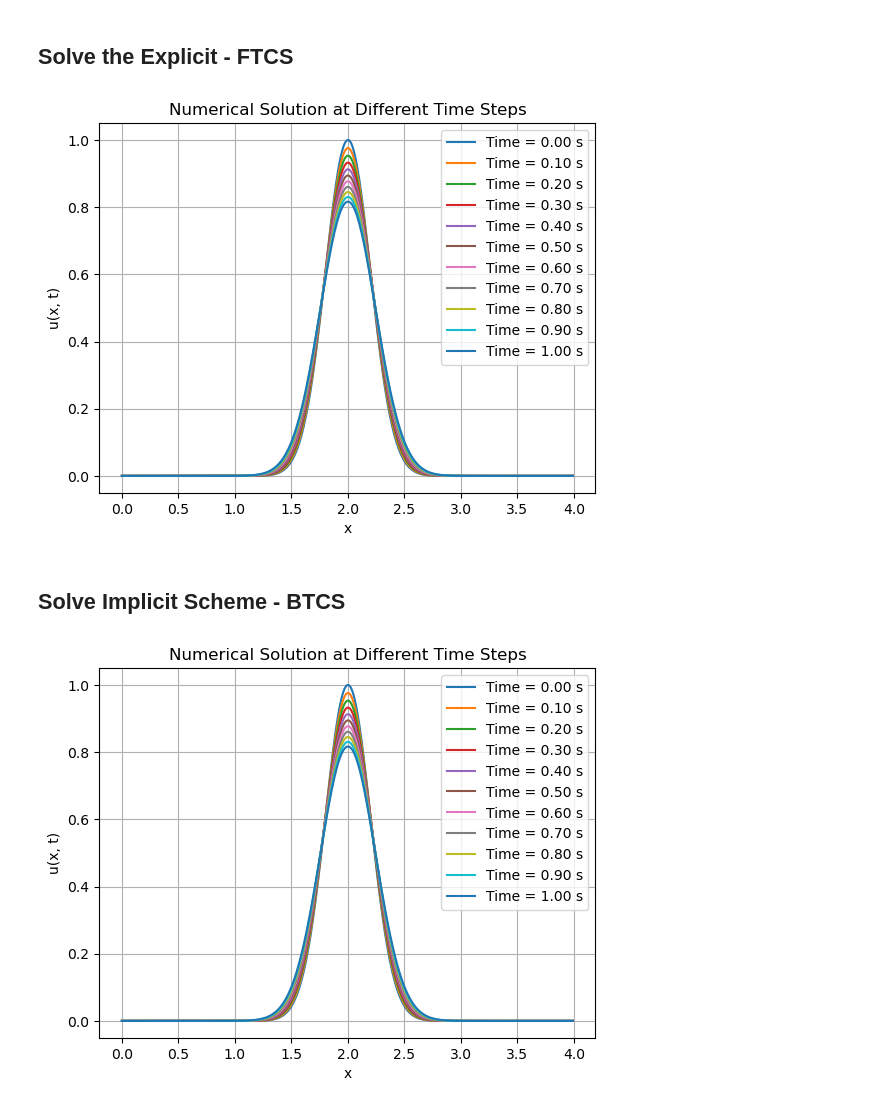
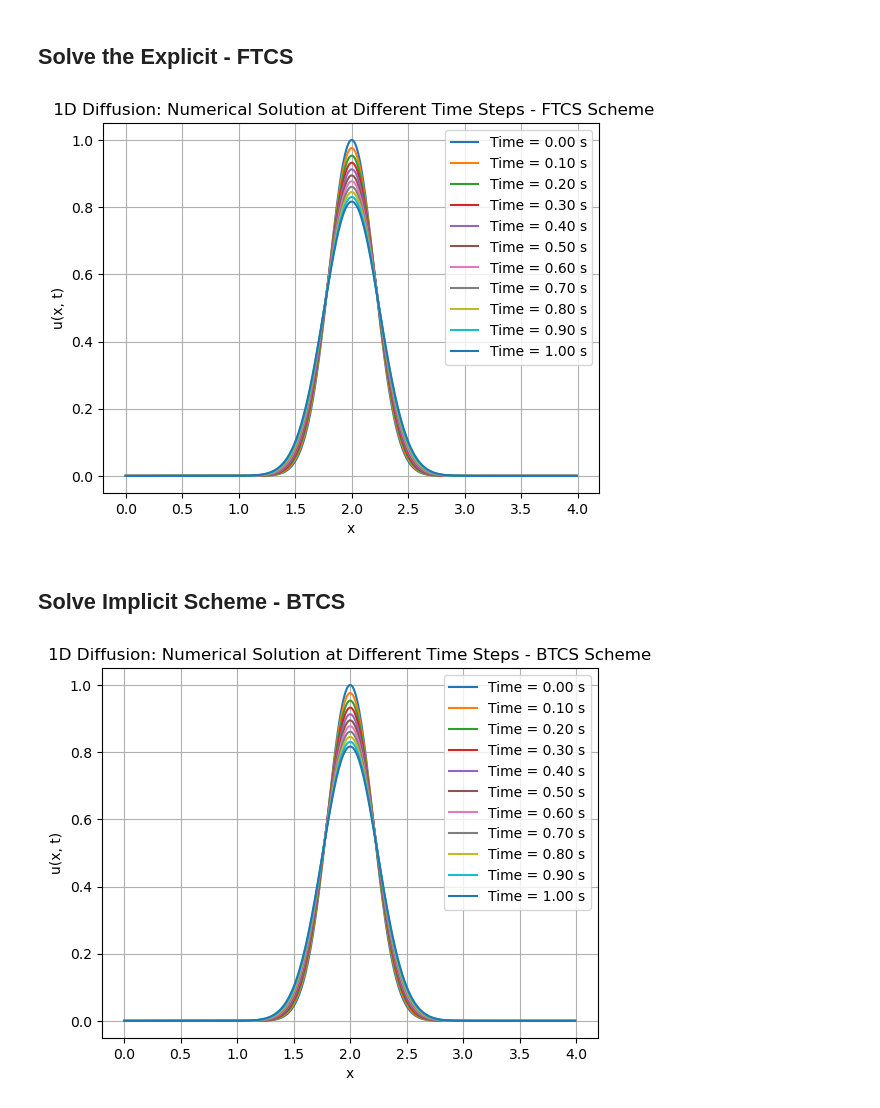
Before and after one commit to harishragul/cfd, a Jupyter notebook: exercise/1d_diffusion.ipynb, the cells around one changed output. Saved outputs shown, nothing was run; the diff lists cells and outputs as text; code cells hidden in the pictures.

```diff
--- a/exercise/1d_diffusion.ipynb
+++ b/exercise/1d_diffusion.ipynb
@@ -71,16 +71,16 @@ for n in range(nt):
 # %%
 u_exact = np.exp(-((x - x0) ** 2) / (2 * (sigma**2 + 2 * alpha * T))) # Exact solution at time T
 
 for n in range(0, nt + 1, 20):
     plt.plot(x, u_history[n], label=f'Time = {n*dt:.2f} s')
-plt.title('Numerical Solution at Different Time Steps')
+plt.title(' 1D Diffusion: Numerical Solution at Different Time Steps - FTCS Scheme')
 plt.xlabel('x')
 plt.ylabel('u(x, t)')
 plt.legend()
 plt.grid()
 plt.show()
 # %% [output]
-[figure, old version]
+[figure, new version]
 # %% [markdown]
 ## Solve Implicit Scheme - BTCS
 # %%
@@ -105,11 +105,11 @@ u_exact = np.exp(-((x - x0) ** 2) / (2 * (sigma**2 + 2 * alpha * T))) # Exact so
 
 for n in range(0, nt + 1, 20):
     plt.plot(x, u_history_btcs[n], label=f'Time = {n*dt:.2f} s')
-plt.title('Numerical Solution at Different Time Steps')
+plt.title('1D Diffusion: Numerical Solution at Different Time Steps - BTCS Scheme')
 plt.xlabel('x')
 plt.ylabel('u(x, t)')
 plt.legend()
 plt.grid()
 plt.show()
 # %% [output]
-[figure, old version]
+[figure, new version]
```
Also changed, not shown: parts of 1 cell of this notebook, 3 other files.
